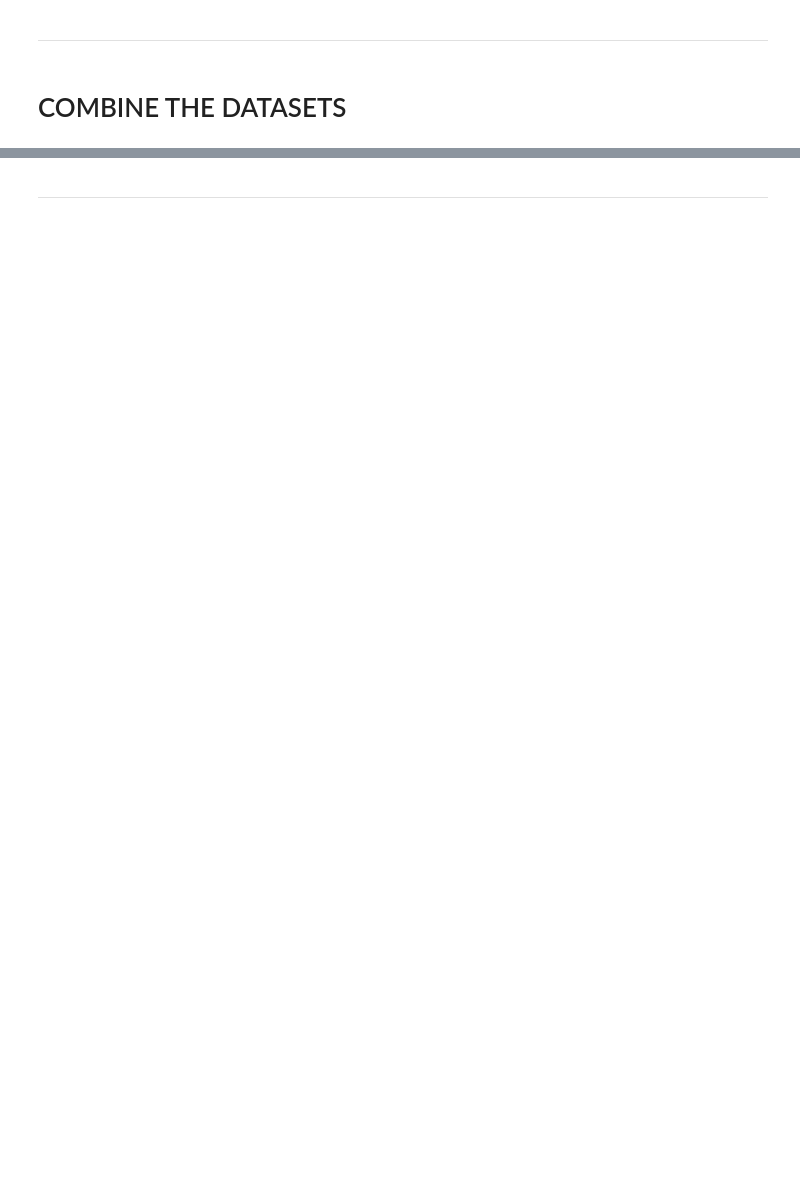
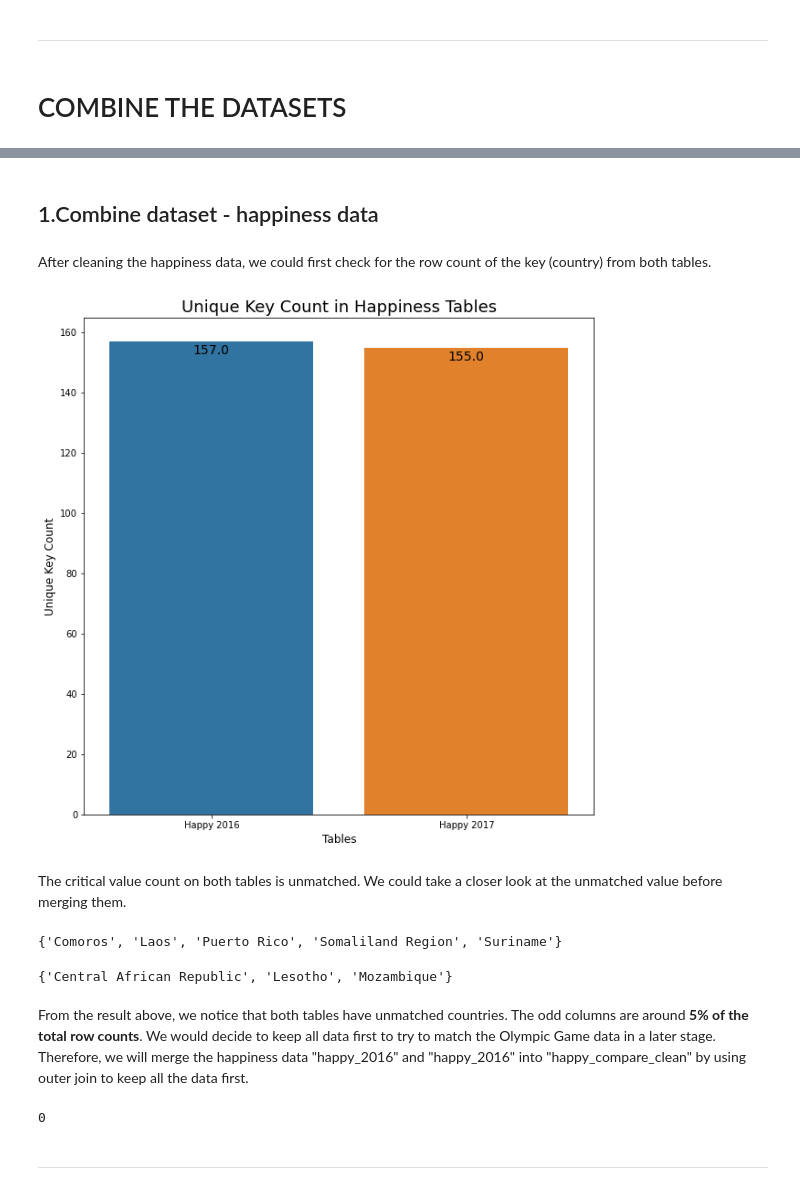
Before and after one commit to billychoy/Descriptive-Analysis-World-Happiness-Index-and-Olympic-Game, a Jupyter notebook: World Happiest Index and Olympic Game.ipynb, the cells around one changed output, grey strips where cells are left out. Saved outputs shown, nothing was run; the diff lists cells and outputs as text; code cells hidden in the pictures; blank space fills up the shorter version.

```diff
--- a/World Happiest Index and Olympic Game.ipynb
+++ b/World Happiest Index and Olympic Game.ipynb
@@ -310,0 +300,3 @@ Index(['Country', 'Happiness_Rank', 'Happiness_Score',
+# %%
+happy_2017['Country'][happy_2017['Country'] == 'Taiwan Province of China']  = 'Taiwan'
+happy_2017['Country'][happy_2017['Country'] == 'Hong Kong S.A.R., China']  = 'Hong Kong'
@@ -718,2 +443,45 @@ combined.head()
+# %% [markdown]
+## 1.Combine dataset - happiness data <a id='combine_happy'></a>
+# %% [markdown]
+After cleaning the happiness data, we could first check for the row count of the key (country) from both tables.
+# %%
+import seaborn as sns
+import matplotlib.pyplot as plt
+
+table = ['Happy 2016','Happy 2017']
+unique_key = [happy_2016['Country'].nunique(),happy_2017['Country'].nunique()]
+plots = sns.barplot(x=table, y=unique_key)
+for bar in plots.patches:
+    plots.annotate(bar.get_height(),
+                   (bar.get_x() + bar.get_width() / 2,
+                    bar.get_height()), ha='center', va='center',
+                   size=14, xytext=(0, -10),
+                   textcoords='offset points')
+plt.xlabel("Tables", size=12)
+plt.ylabel("Unique Key Count", size=12)
+plt.title("Unique Key Count in Happiness Tables", size=18)
+plt.show()
+# %% [output]
+[figure, added]
+# %% [markdown]
+The critical value count on both tables is unmatched. We could take a closer look at the unmatched value before merging them.
+# %%
+set(happy_2016['Country'].unique())-set(happy_2017['Country'].unique())
+# %% [output]
+{'Comoros', 'Laos', 'Puerto Rico', 'Somaliland Region', 'Suriname'}
+# %%
+set(happy_2017['Country'].unique())-set(happy_2016['Country'].unique())
+# %% [output]
+{'Central African Republic', 'Lesotho', 'Mozambique'}
+# %% [markdown]
+From the result above, we notice that both tables have unmatched countries. The odd columns are around __5% of the total row counts__. We would decide to keep all data first to try to match the Olympic Game data in a later stage. Therefore, we will merge the happiness data "happy_2016" and "happy_2016" into "happy_compare_clean" by using outer join to keep all the data first.
+# %%
+happy_compare_clean = pd.merge(happy_2016, happy_2017,
+                               how='inner', on='Country',
+                               suffixes=('_2016', '_2017'))
+##check any duplicated rows
+len(happy_compare_clean) - happy_compare_clean['Country'].nunique()
+# %% [output]
+0
 # %% [markdown]
 ***
```
Also changed, not shown: parts of 200 cells of this notebook.
